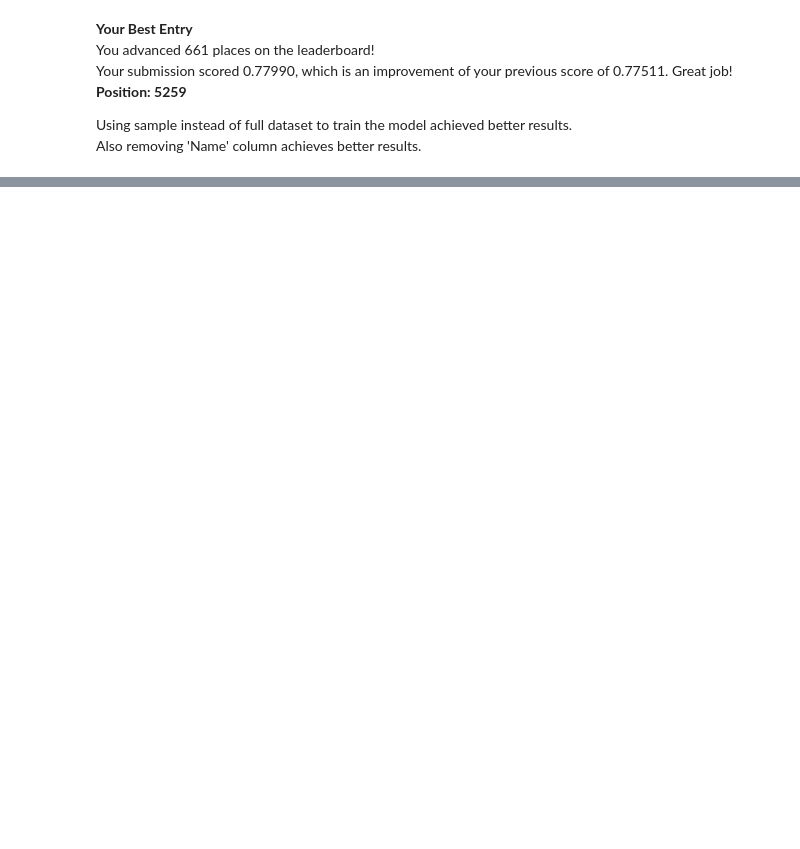
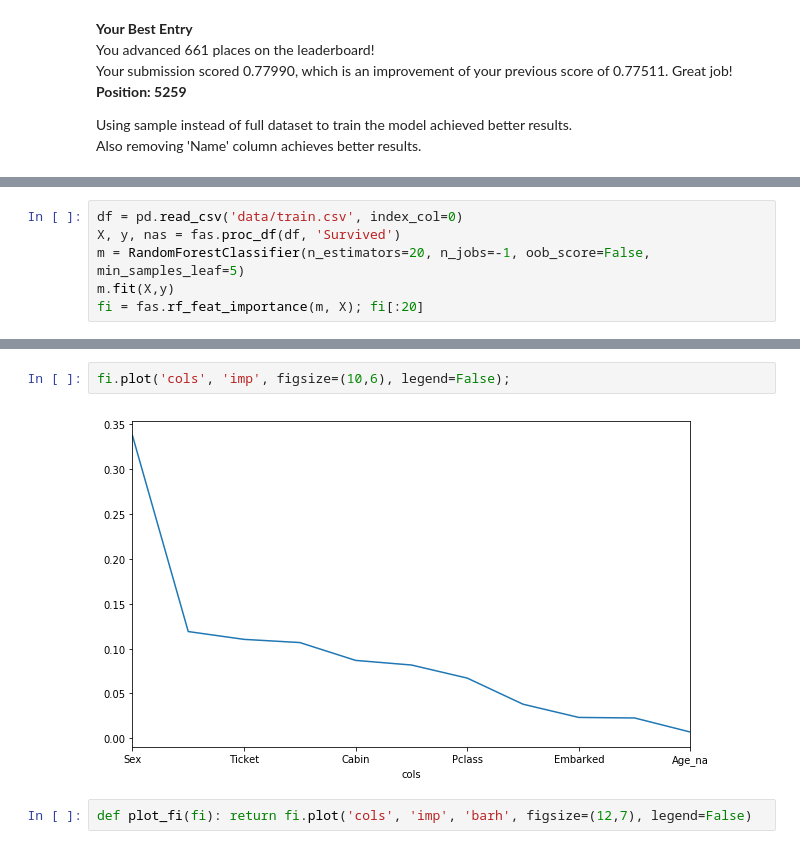
Before and after one commit to avitaliano/kaggle-titanic, a Jupyter notebook: kaggle-titanic.ipynb, the cells around one changed output, grey strips where cells are left out. Drawn from its saved outputs; the diff is of its cells as text; blank space fills up the shorter version.

```diff
--- a/kaggle-titanic.ipynb
+++ b/kaggle-titanic.ipynb
@@ -391,0 +391,6 @@ Also removing 'Name' column achieves better results.
+# %%
+df = pd.read_csv('data/train.csv', index_col=0)
+X, y, nas = fas.proc_df(df, 'Survived')
+m = RandomForestClassifier(n_estimators=20, n_jobs=-1, oob_score=False, min_samples_leaf=5)
+m.fit(X,y)
+fi = fas.rf_feat_importance(m, X); fi[:20]
@@ -391,0 +410,6 @@ Also removing 'Name' column achieves better results.
+# %%
+fi.plot('cols', 'imp', figsize=(10,6), legend=False);
+# %% [output]
+[figure, added]
+# %%
+def plot_fi(fi): return fi.plot('cols', 'imp', 'barh', figsize=(12,7), legend=False)
```
Also changed, not shown: parts of 40 cells of this notebook.
